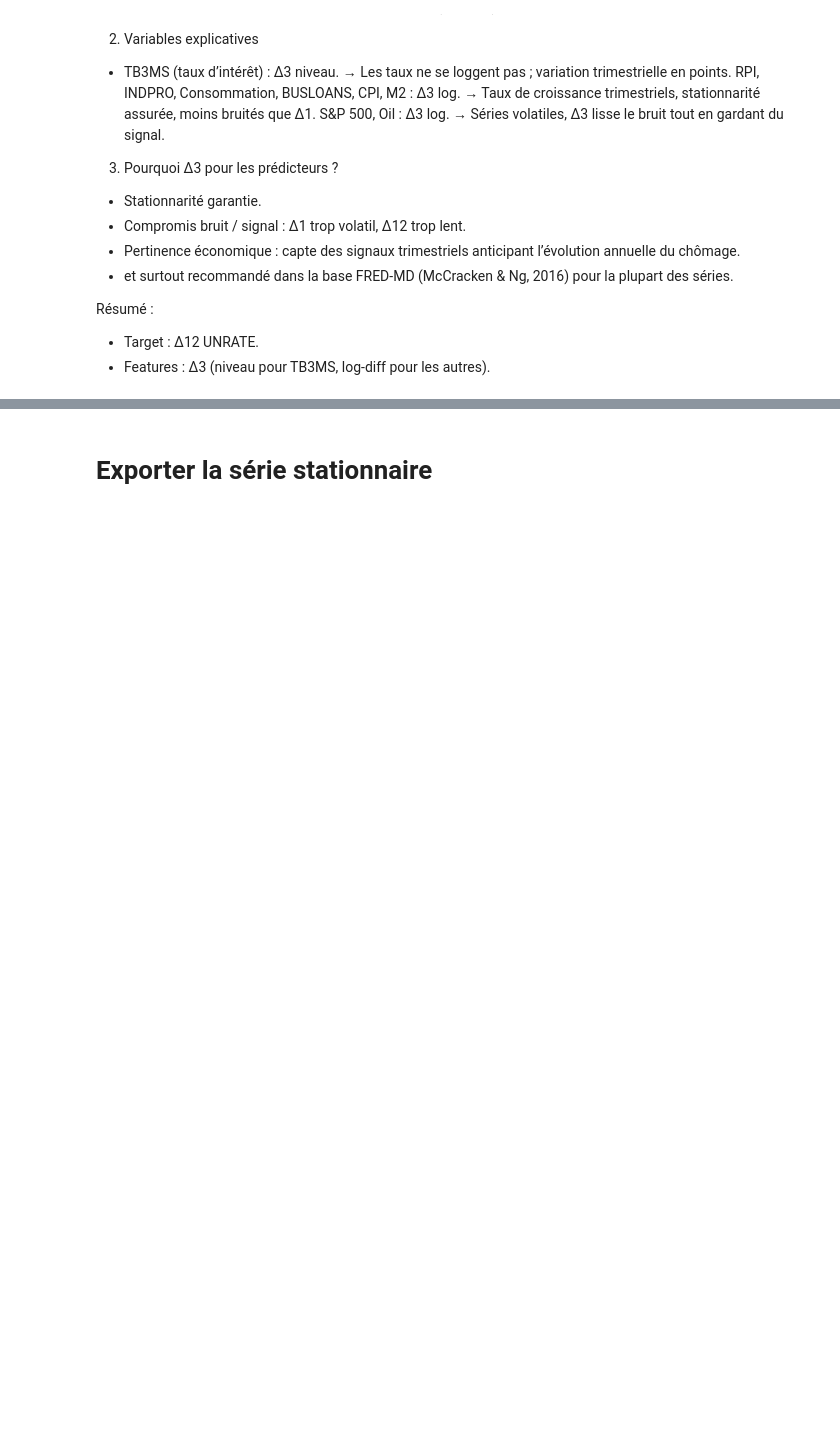
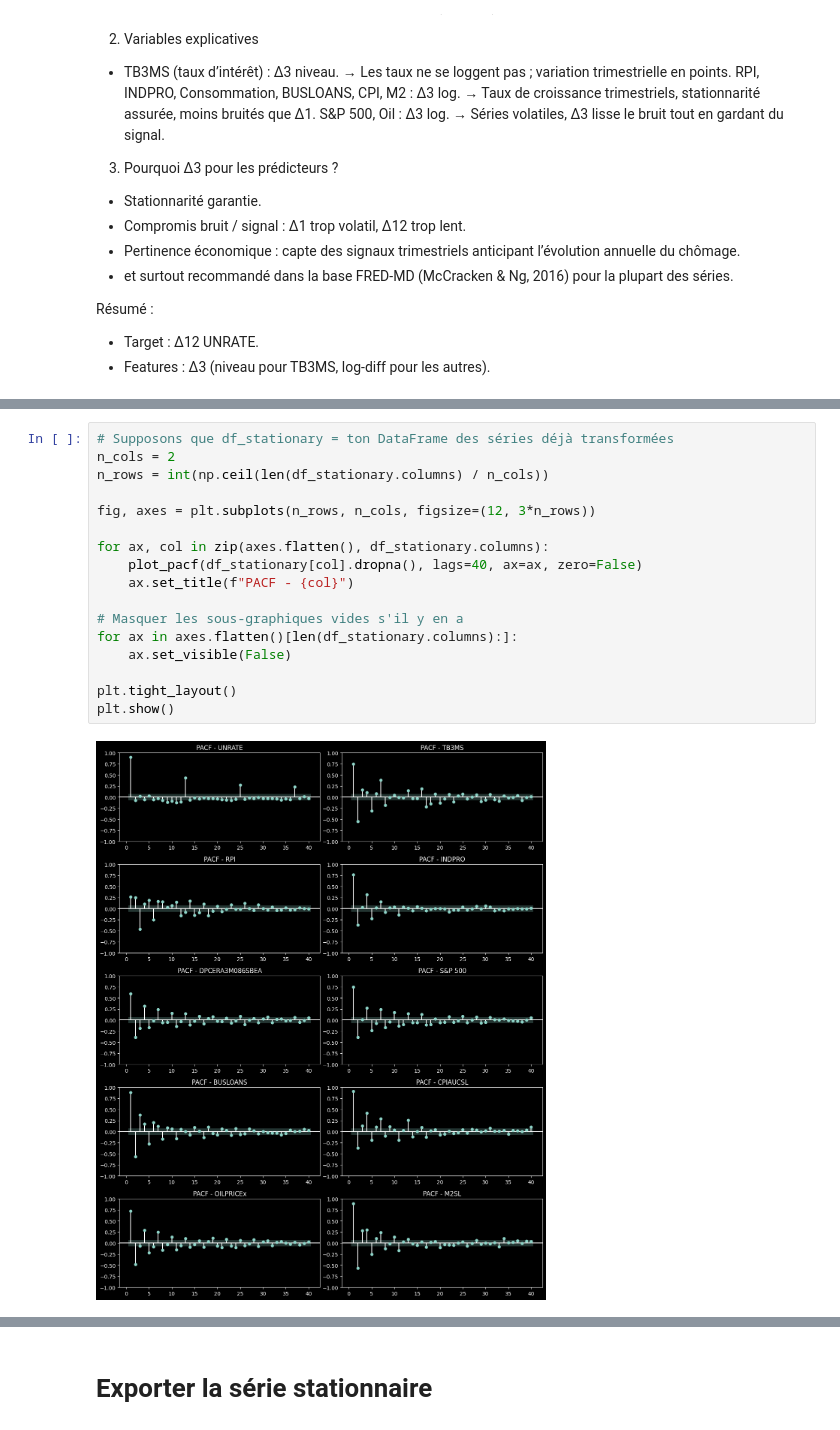
Before and after one commit to MitaDataAI/Forecast-and-explain-the-Unemployment-of-USA, a Jupyter notebook: 1_1_Stationarity.ipynb, the cells around one changed output, grey strips where cells are left out. Cells and saved outputs as stored; diff of their text form; blank space fills up the shorter version.

```diff
--- a/1_1_Stationarity.ipynb
+++ b/1_1_Stationarity.ipynb
@@ -547,0 +567,19 @@ summary_all
+# %%
+# Supposons que df_stationary = ton DataFrame des séries déjà transformées
+n_cols = 2
+n_rows = int(np.ceil(len(df_stationary.columns) / n_cols))
+
+fig, axes = plt.subplots(n_rows, n_cols, figsize=(12, 3*n_rows))
+
+for ax, col in zip(axes.flatten(), df_stationary.columns):
+    plot_pacf(df_stationary[col].dropna(), lags=40, ax=ax, zero=False)
+    ax.set_title(f"PACF - {col}")
+
+# Masquer les sous-graphiques vides s'il y en a
+for ax in axes.flatten()[len(df_stationary.columns):]:
+    ax.set_visible(False)
+
+plt.tight_layout()
+plt.show()
+# %% [output]
+[figure, added]
```
Also changed, not shown: parts of 60 cells of this notebook, 12 other files.
